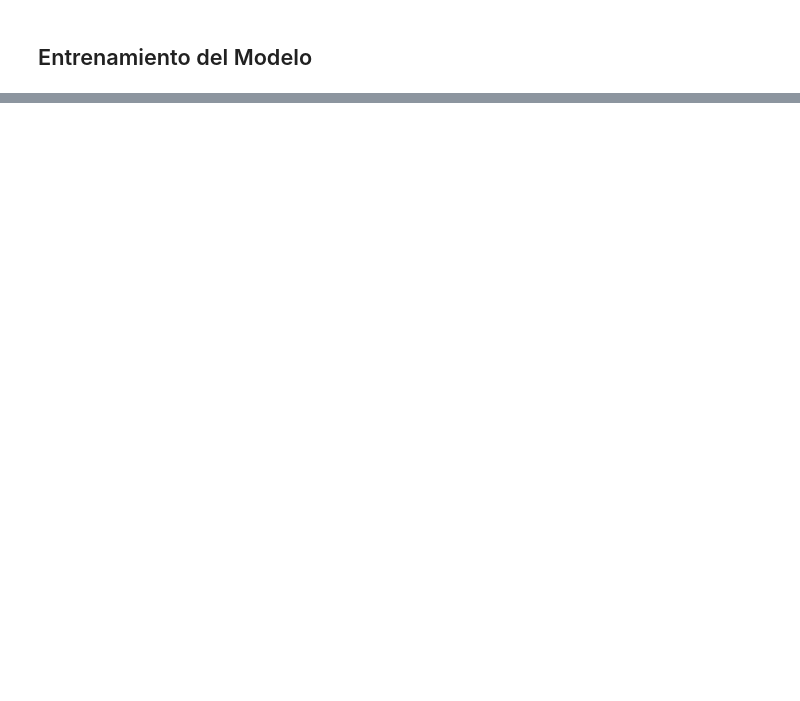
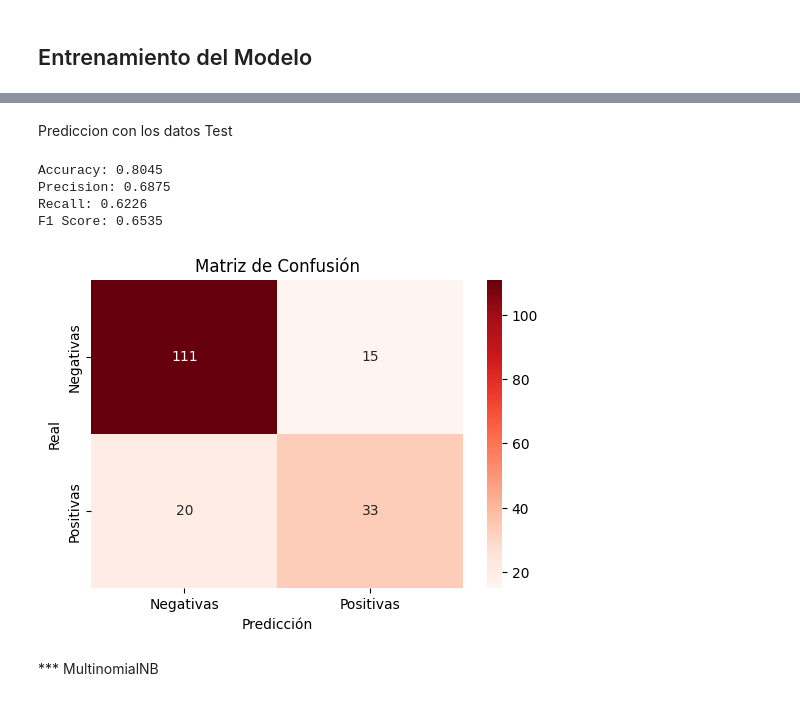
Before and after one commit to pcaliman2/20_Naive_Bayes_Alg, a Jupyter notebook: src/explore.ipynb, the cells around one changed output, grey strips where cells are left out. Drawn from its saved outputs; the diff is of its cells as text; code cells hidden in the pictures; blank space fills up the shorter version.

```diff
--- a/src/explore.ipynb
+++ b/src/explore.ipynb
@@ -120,0 +137,14 @@ Accuracy Train:  0.9859550561797753
+# %% [markdown]
+Prediccion con los datos Test
+# %%
+import seaborn as sns
+Precision_Omega(y_test, y_pred_test_gaus)
+Matriz_Confusion(y_test, y_pred_test_gaus)
+# %% [output]
+Accuracy: 0.8045
+Precision: 0.6875
+Recall: 0.6226
+F1 Score: 0.6535
+[figure, added]
+# %% [markdown]
+*** MultinomialNB
```
Also changed, not shown: parts of 21 cells of this notebook, 1 other file.
